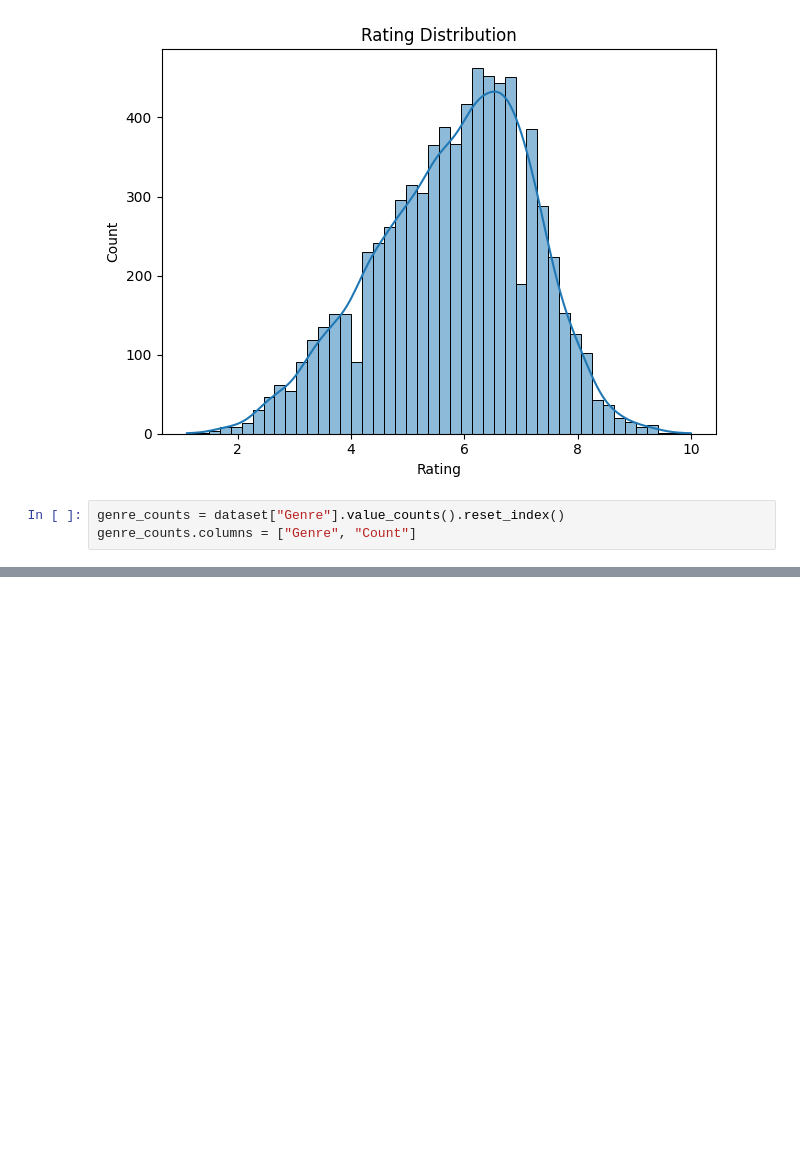
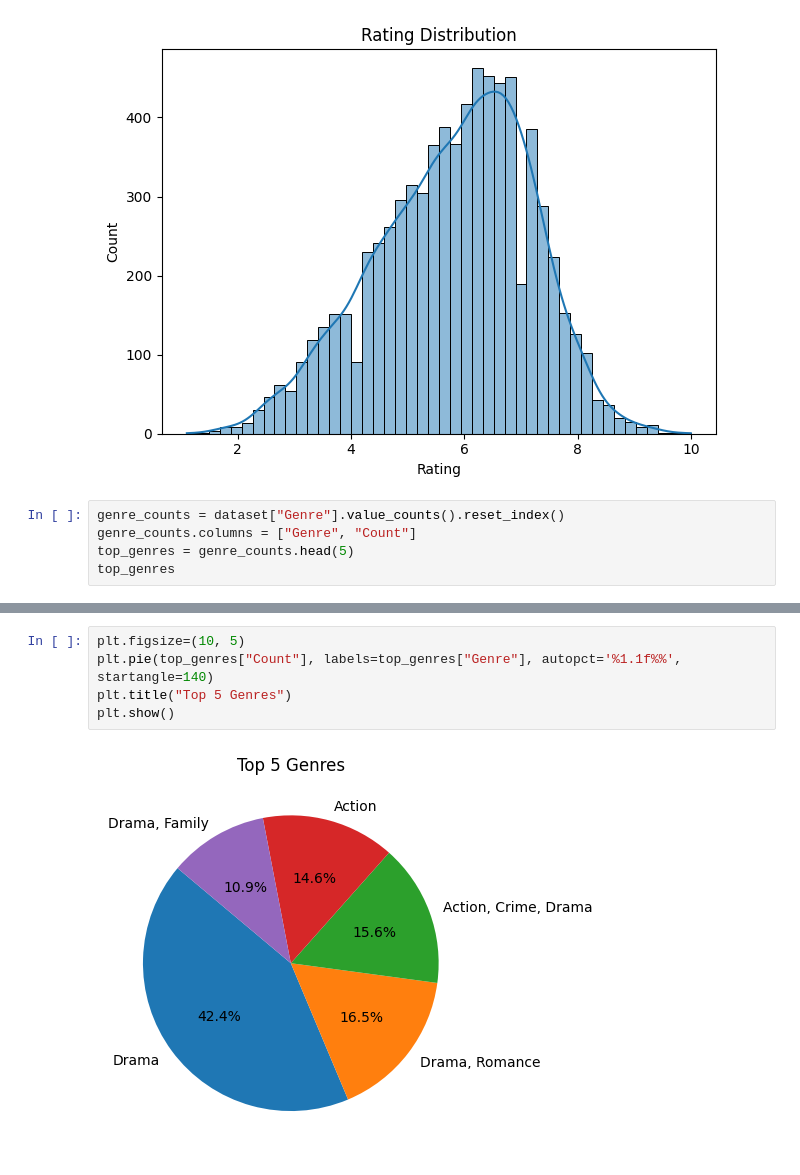
Before and after one commit to Sumit-Agnihotri/MOVIE_RATING_PREDICTION, a Jupyter notebook: Movie Rating Prediction.ipynb, the cells around one changed output, grey strips where cells are left out. Saved outputs shown, nothing was run; the diff lists cells and outputs as text; blank space fills up the shorter version.

```diff
--- a/Movie Rating Prediction.ipynb
+++ b/Movie Rating Prediction.ipynb
@@ -177,3 +177,5 @@ plt.show()
 # %%
 genre_counts = dataset["Genre"].value_counts().reset_index()
 genre_counts.columns = ["Genre", "Count"]
+top_genres = genre_counts.head(5)
+top_genres
@@ -179,0 +189,7 @@ genre_counts.columns = ["Genre", "Count"]
+# %%
+plt.figsize=(10, 5)
+plt.pie(top_genres["Count"], labels=top_genres["Genre"], autopct='%1.1f%%', startangle=140)
+plt.title("Top 5 Genres")
+plt.show()
+# %% [output]
+[figure, added]
```
Also changed, not shown: parts of 3 cells of this notebook.
